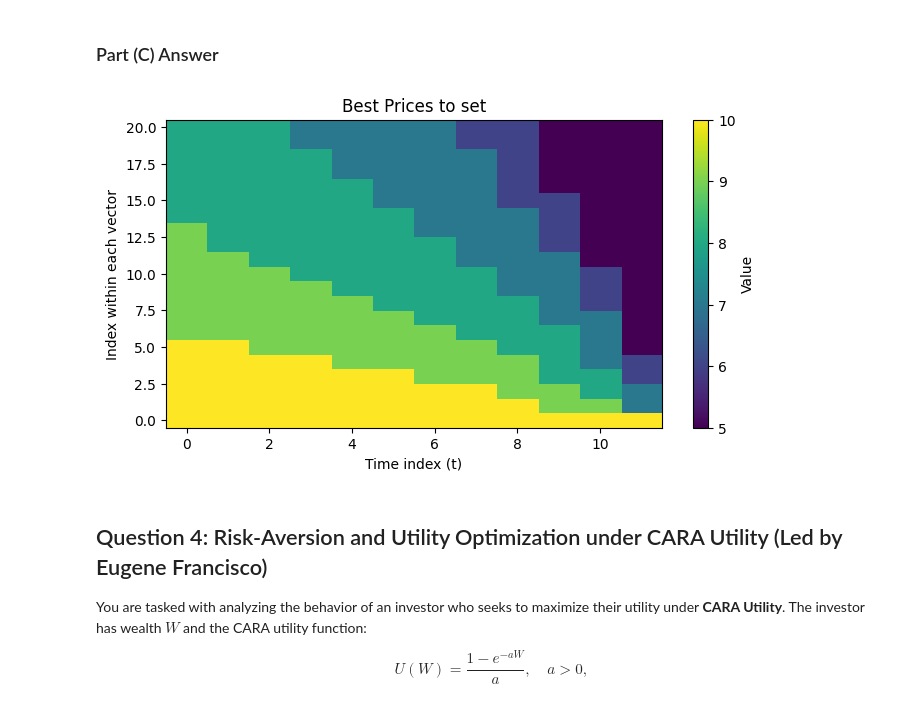
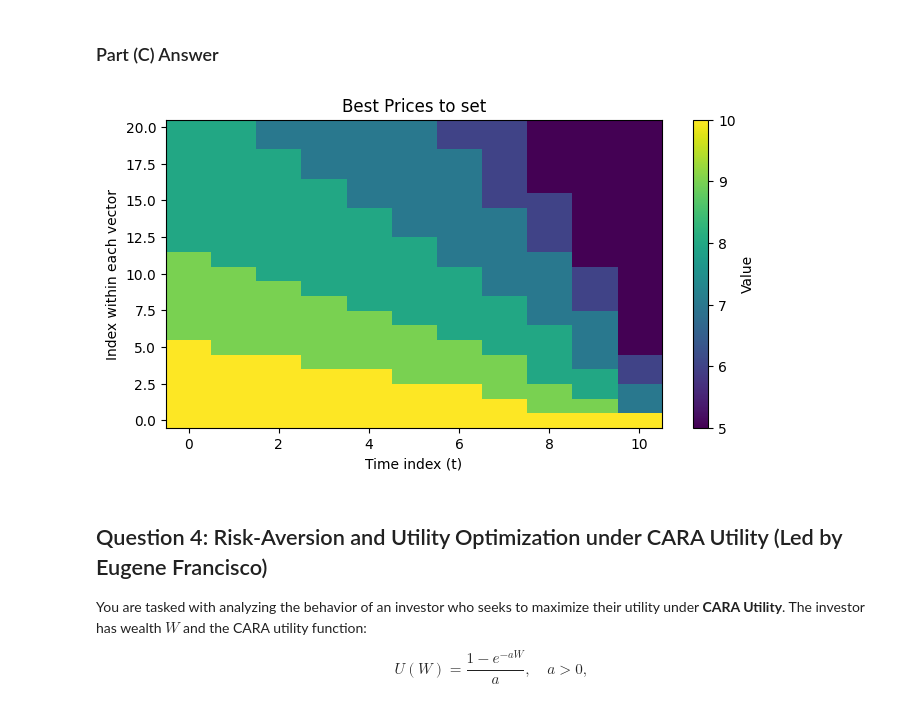
Before and after one commit to EugeneFrancisco/RL-book-Eugene, a Jupyter notebook: HW2/assignment2.ipynb, the cells around one changed output. Drawn from its saved outputs; the diff is of its cells as text; code cells hidden in the pictures.

```diff
--- a/HW2/assignment2.ipynb
+++ b/HW2/assignment2.ipynb
@@ -581,35 +581,36 @@ def calculateAllValues(T) -> tuple[ list[list[float], list[list[float]]] ]:
         thisPolicyVector = calculatePolicyVector(nextValueVector)
         valueVectors.insert(0, thisValueVector)
         policyVectors.insert(0, thisPolicyVector)
 
         nextValueVector = thisValueVector
         t -= 1
 
     return (valueVectors, policyVectors)
 
-allValues, allPolicies = calculateAllValues(T)
+# Note the T - 1 here because we assume that day T, halloween, we sell NO masks, meaning the last time we get to sell is day T - 1.
+allValues, allPolicies = calculateAllValues(T - 1)
 # for values in allValues:
 #     print(values)
 #     print("\n")
 
 # GPT generated plotting code:
 data = np.array(allPolicies).T
 plt.figure(figsize=(8, 4))
 # Make a heatmap; aspect='auto' makes it easier to see if T >> N or vice versa.
 plt.imshow(data, aspect='auto', cmap='viridis', origin='lower')
 
 plt.colorbar(label='Value')
 
 # Label the axes:
 # - The x-axis corresponds to the time index (0..T)
 # - The y-axis corresponds to the positions in each vector (0..N-1)
 plt.xlabel("Time index (t)")
 plt.ylabel("Index within each vector")
 
 plt.title("Best Prices to set")
 plt.show()
 # %% [output]
-[figure, old version]
+[figure, new version]
 # %% [markdown]
 ## Question 4: Risk-Aversion and Utility Optimization under CARA Utility (Led by Eugene Francisco)
 
```
Also changed, not shown: parts of 1 cell of this notebook, 2 other files.
